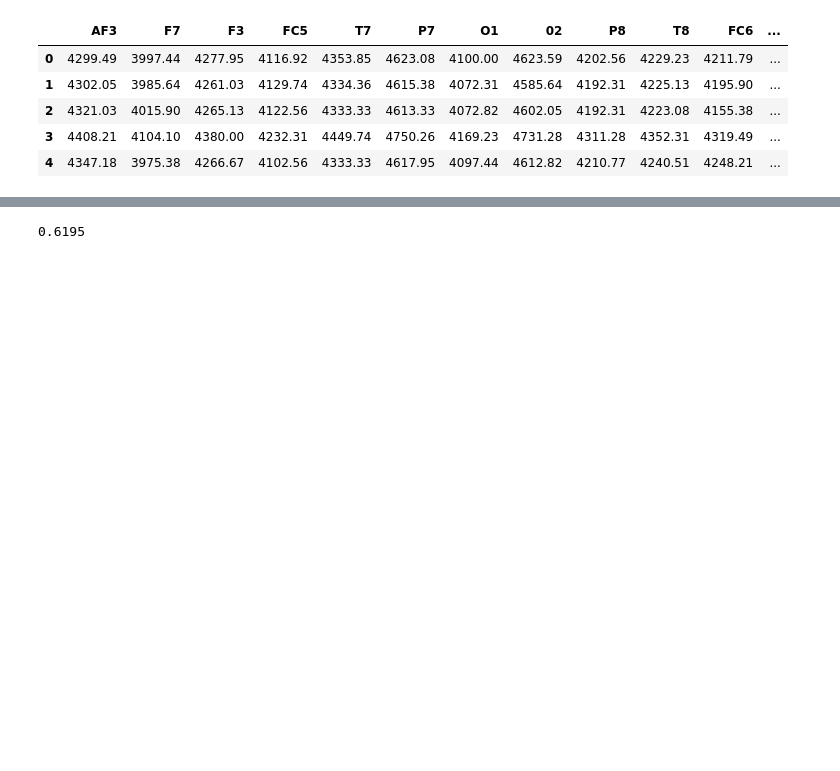
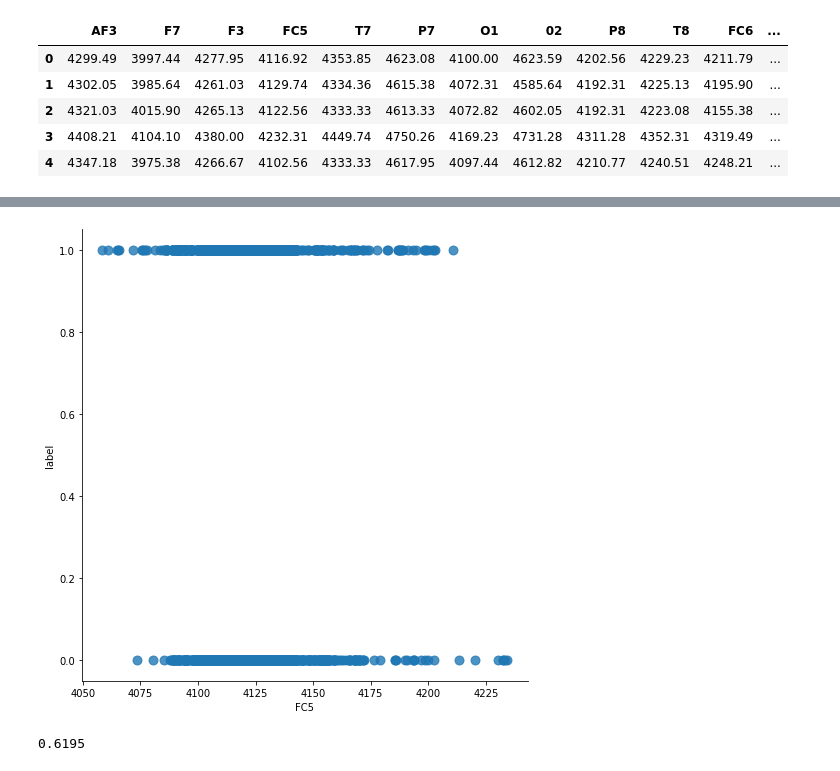
Before and after one commit to taraumutoni/Machine_Learning_course_UGent_D012554_kaggle, a Jupyter notebook: Eye blinking prediction.ipynb, the cells around one changed output, grey strips where cells are left out. Saved outputs shown, nothing was run; the diff lists cells and outputs as text; code cells hidden in the pictures; blank space fills up the shorter version.

```diff
--- a/Eye blinking prediction.ipynb
+++ b/Eye blinking prediction.ipynb
@@ -153,3 +162,8 @@ trainset_copy.head() # original trainset data
+# %%
+sns.lmplot(x='FC5', y='label', data= trainset_copy, fit_reg=False, height=7, scatter_kws={"s": 80})
+plt.show()
+# %% [output]
+[figure, added]
 # %%
 from sklearn.linear_model import LogisticRegression
 from sklearn.model_selection import cross_val_score
```
Also changed, not shown: parts of 1 cell of this notebook.
